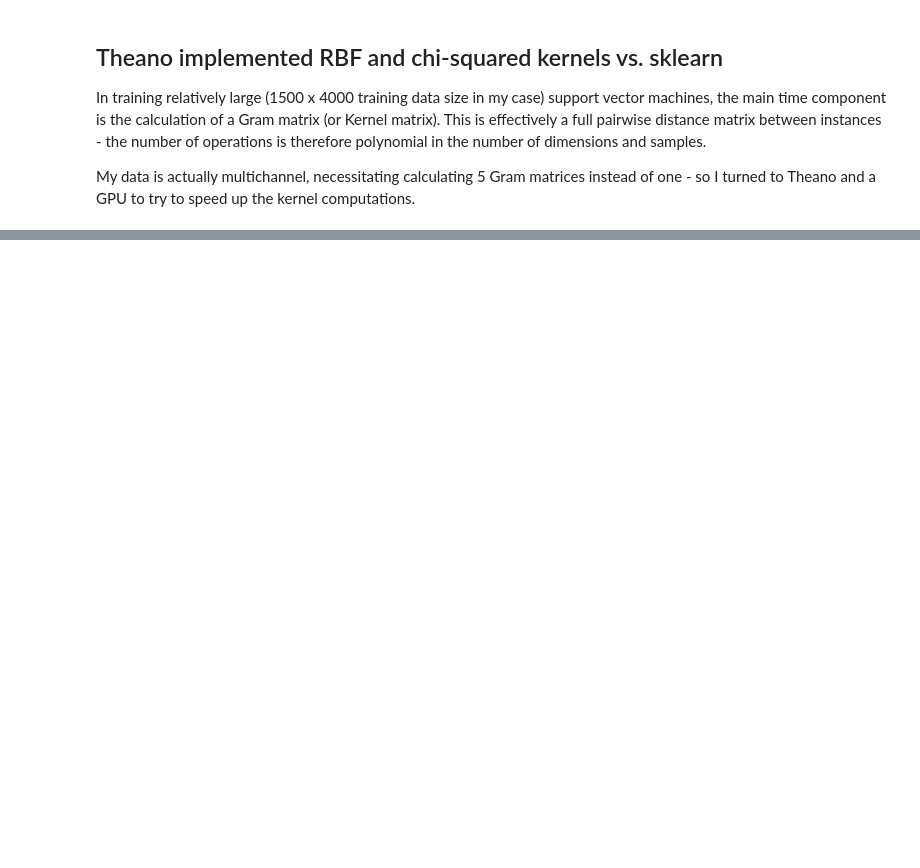
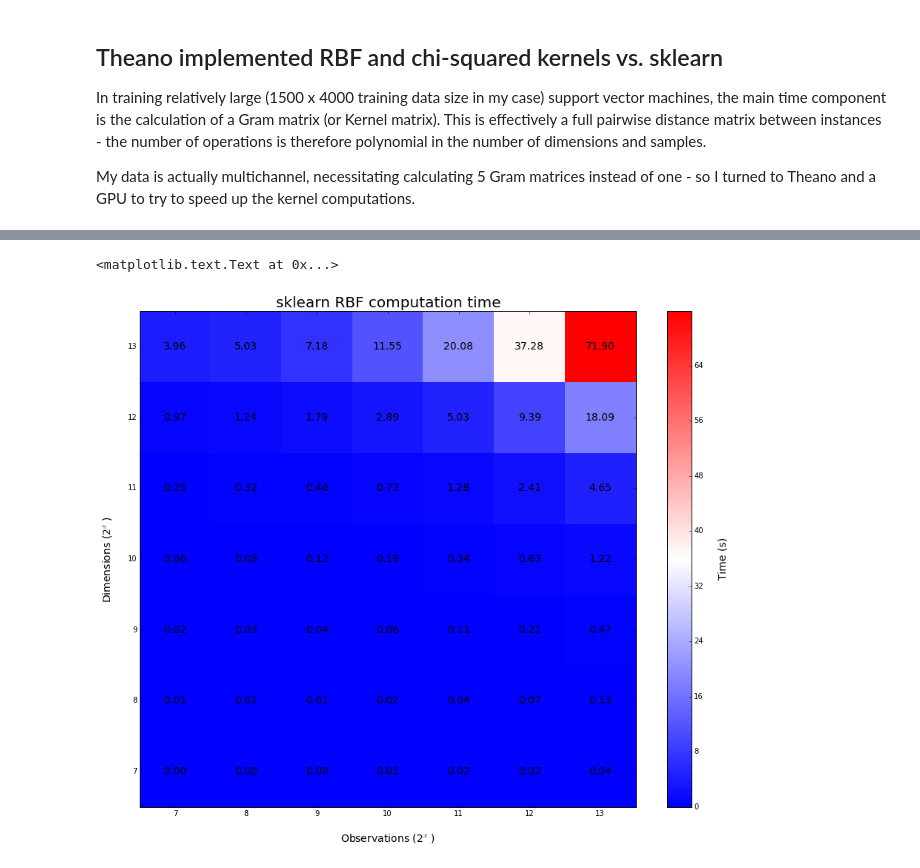
Before and after one commit to LCTPalmer/video_regression, a Jupyter notebook: code/ml_pl/rbf_gpu_vs_cpu_comparison.ipynb, the cells around one changed output, grey strips where cells are left out. Saved outputs shown, nothing was run; the diff lists cells and outputs as text; code cells hidden in the pictures; blank space fills up the shorter version.

```diff
--- a/code/ml_pl/rbf_gpu_vs_cpu_comparison.ipynb
+++ b/code/ml_pl/rbf_gpu_vs_cpu_comparison.ipynb
@@ -117,0 +128,6 @@ ax.set_title('theano vs sklearn RBF implementation', fontdict={'fontsize': 20})
+# %%
+fig, ax = plot_heatmap(result_array[:,:,2], axis_start=7, text_label=True, cb_label='Time (s)')
+ax.set_title('sklearn RBF computation time', fontdict={'fontsize': 20})
+# %% [output]
+<matplotlib.text.Text at 0x...>
+[figure, added]
```
Also changed, not shown: parts of 8 cells of this notebook, 13 other files.
